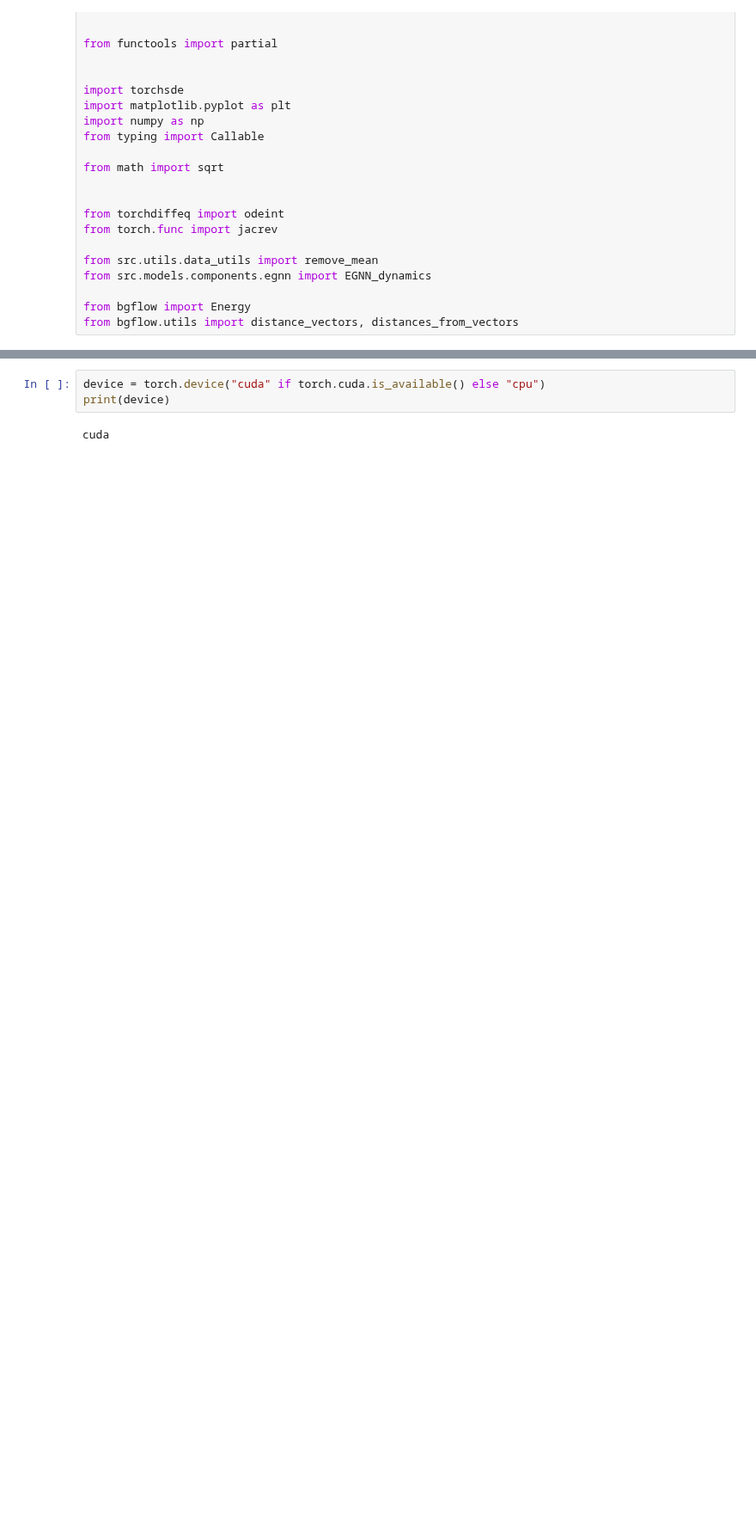
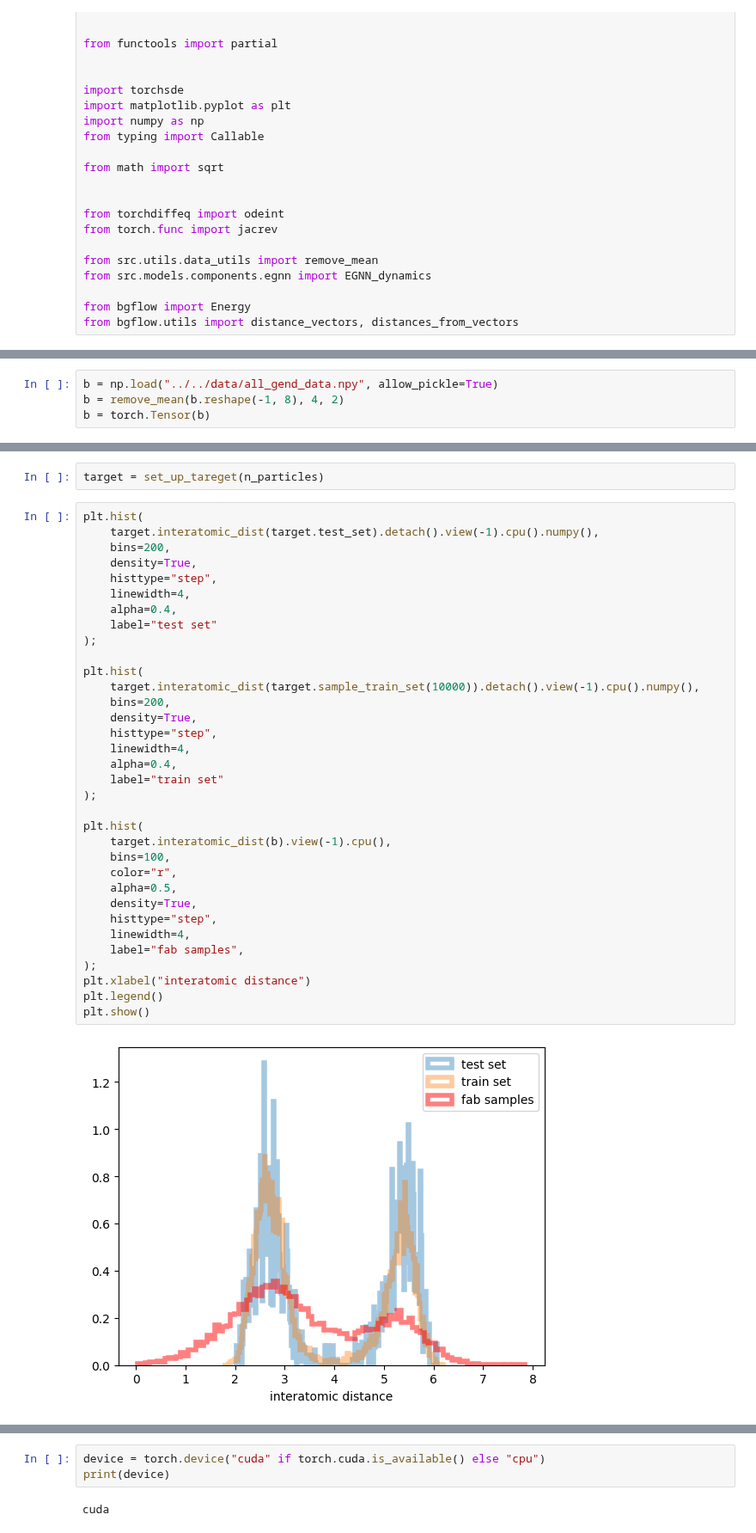
Before and after one commit to taraak/pita, a Jupyter notebook: runner/notebooks/dw4_training.ipynb, the cells around one changed output, grey strips where cells are left out. Shown at 86% size. Cells and saved outputs as stored; diff of their text form; blank space fills up the shorter version.

```diff
--- a/runner/notebooks/dw4_training.ipynb
+++ b/runner/notebooks/dw4_training.ipynb
@@ -45,0 +115,4 @@ from bgflow.utils import distance_vectors, distances_from_vectors
+# %%
+b = np.load("../../data/all_gend_data.npy", allow_pickle=True)
+b = remove_mean(b.reshape(-1, 8), 4, 2)
+b = torch.Tensor(b)
@@ -45,0 +123,38 @@ from bgflow.utils import distance_vectors, distances_from_vectors
+# %%
+target = set_up_tareget(n_particles)
+# %%
+plt.hist(
+    target.interatomic_dist(target.test_set).detach().view(-1).cpu().numpy(),
+    bins=200,
+    density=True,
+    histtype="step",
+    linewidth=4,
+    alpha=0.4,
+    label="test set"
+);
+
+plt.hist(
+    target.interatomic_dist(target.sample_train_set(10000)).detach().view(-1).cpu().numpy(),
+    bins=200,
+    density=True,
+    histtype="step",
+    linewidth=4,
+    alpha=0.4,
+    label="train set"
+);
+
+plt.hist(
+    target.interatomic_dist(b).view(-1).cpu(),
+    bins=100,
+    color="r",
+    alpha=0.5,
+    density=True,
+    histtype="step",
+    linewidth=4,
+    label="fab samples",
+);
+plt.xlabel("interatomic distance")
+plt.legend()
+plt.show()
+# %% [output]
+[figure, added]
```
Also changed, not shown: parts of 17 cells of this notebook, 2 other files.
